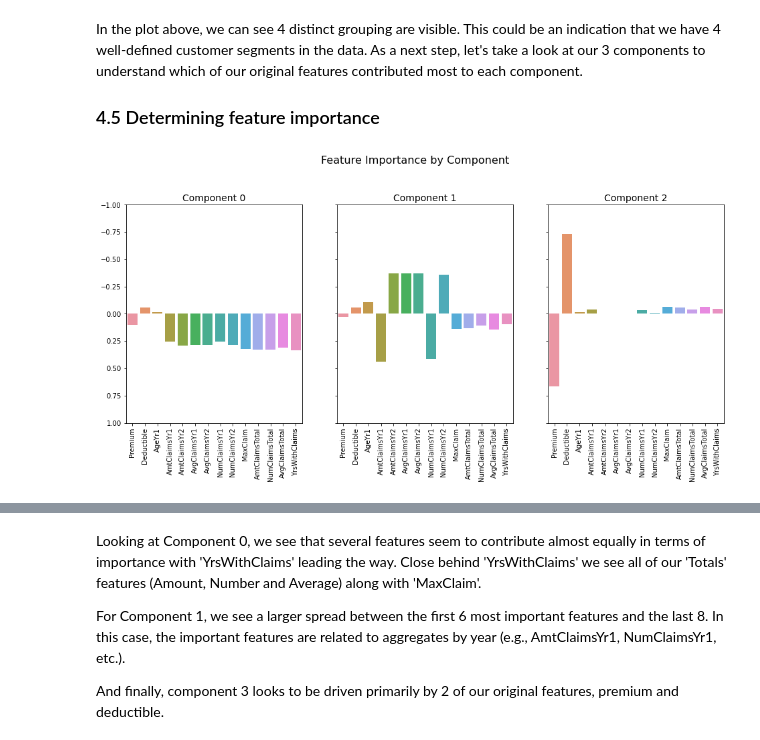
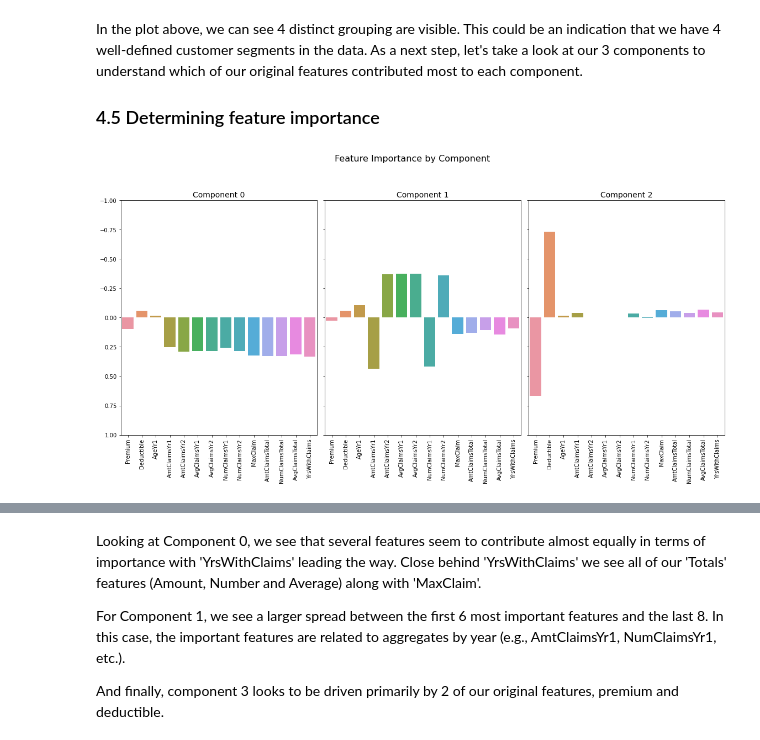
Before and after one commit to stevenrhart/pet-insurance-customer-segmentation, a Jupyter notebook: notebooks/02_pet_insurance_customer_segmentation_eda_and_clustering.ipynb, the cells around one changed output, grey strips where cells are left out. Saved outputs shown, nothing was run; the diff lists cells and outputs as text; code cells hidden in the pictures.

```diff
--- a/notebooks/02_pet_insurance_customer_segmentation_eda_and_clustering.ipynb
+++ b/notebooks/02_pet_insurance_customer_segmentation_eda_and_clustering.ipynb
@@ -447,23 +447,24 @@ In the plot above, we can see 4 distinct grouping are visible. This could be an
 # %%
 # Create a barplot of feature importances by component
 # Set x values and labels to feature names
 x = pets_scale_columns
 
 # Create plot
-f, axs = plt.subplots(1, 3, figsize=(16,6), sharey=True)
+f, axs = plt.subplots(1, 3, figsize=(16,8), sharey=True)
 plt.ylim(1, -1)
 sns.barplot(x=x, y=pets_pca.components_[0], ax=axs[0]).set_xticklabels(x, rotation = 90)
 sns.barplot(x=x, y=pets_pca.components_[1], ax=axs[1]).set_xticklabels(x, rotation = 90)
 sns.barplot(x=x, y=pets_pca.components_[2], ax=axs[2]).set_xticklabels(x, rotation = 90)
 
 axs[0].set_title("Component 0", fontsize=14)
 axs[1].set_title("Component 1", fontsize=14)
 axs[2].set_title("Component 2", fontsize=14)
 plt.suptitle("Feature Importance by Component", y=1.05, fontsize=16)
+plt.tight_layout()
 plt.savefig('../figures/Feature-Importance-by-Component.png')
 plt.show()
 # %% [output]
-[figure, old version]
+[figure, new version]
 # %%
 # Create a df of feature name and importance for each PCA component
 n_pcs = pets_pca.components_.shape[0]
```
Also changed, not shown: 1 other file.
